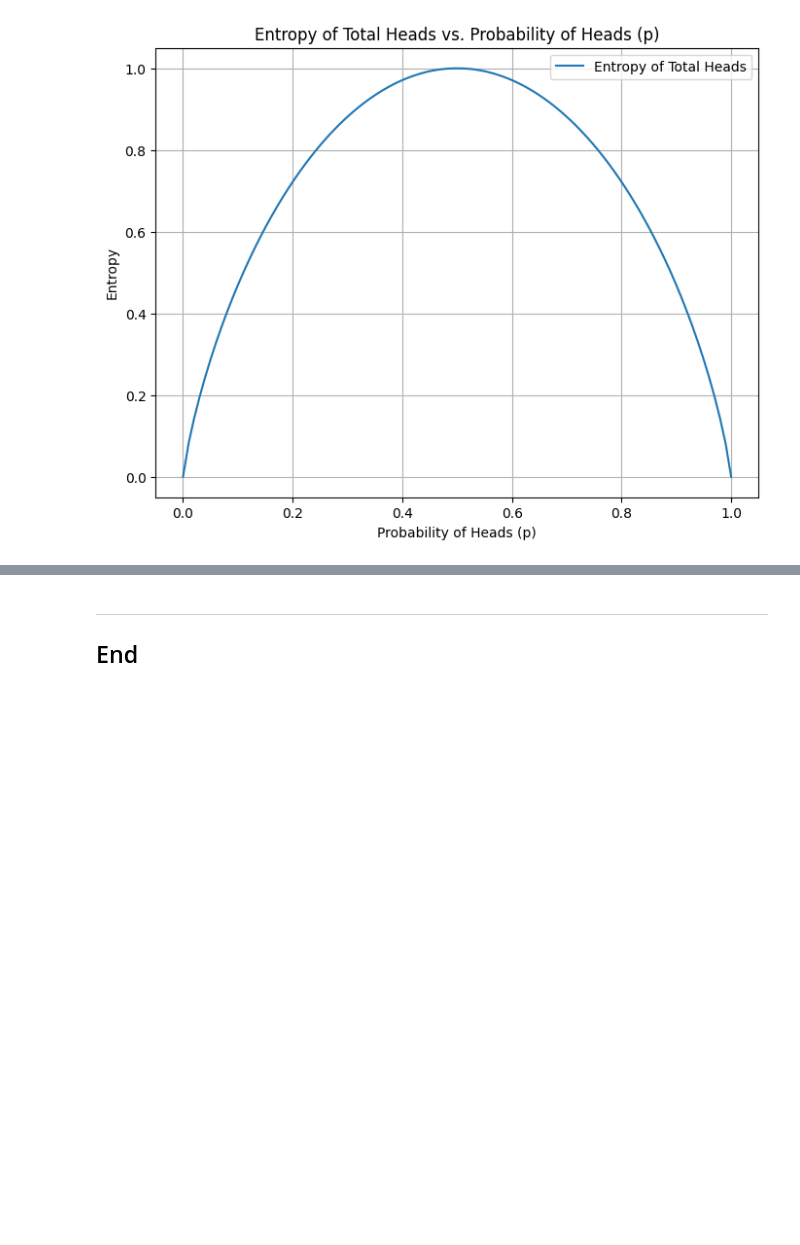
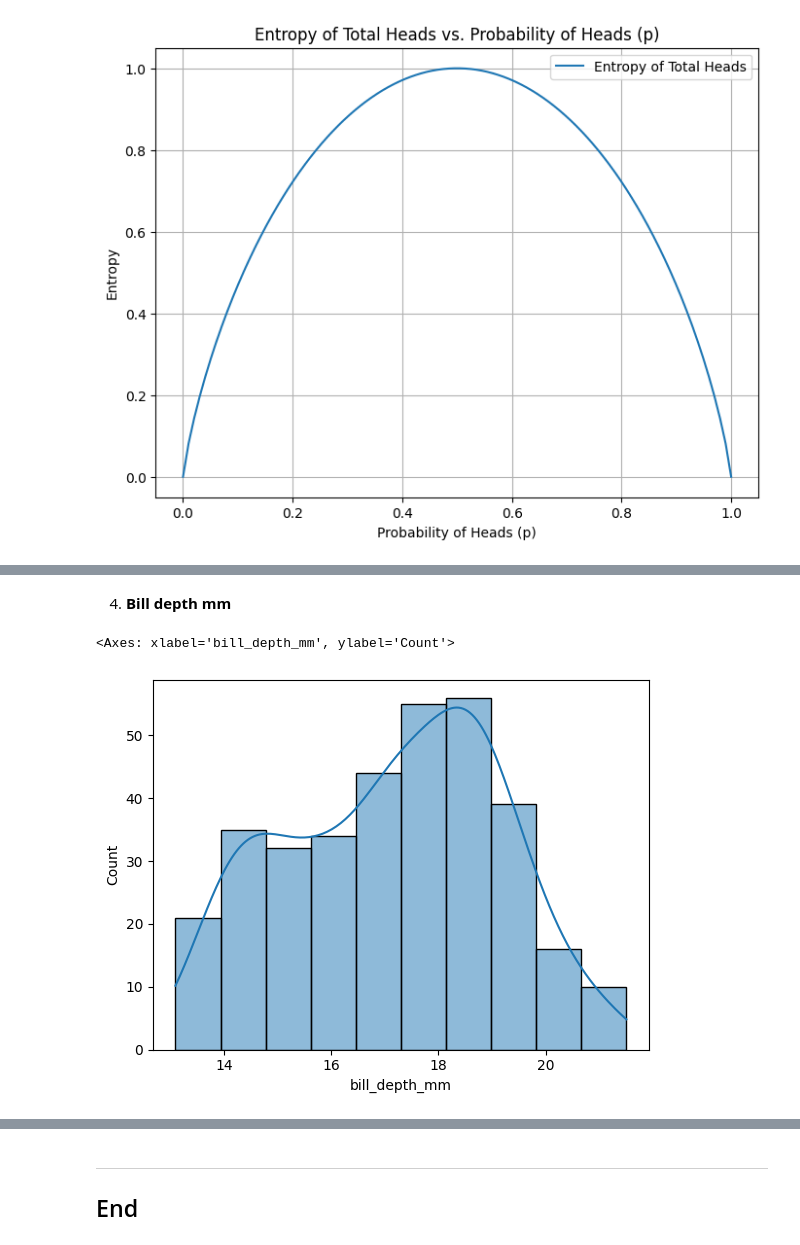
Before and after one commit to StefaniaVerduga/fundamentals-of-data-analysis, a Jupyter notebook: tasks.ipynb, the cells around one changed output, grey strips where cells are left out. Drawn from its saved outputs; the diff is of its cells as text; code cells hidden in the pictures; blank space fills up the shorter version.

```diff
--- a/tasks.ipynb
+++ b/tasks.ipynb
@@ -386,0 +427,7 @@ plt.show()
+# %% [markdown]
+4. **Bill depth mm**
+# %%
+sns.histplot(df, x="bill_depth_mm", kde=True)
+# %% [output]
+<Axes: xlabel='bill_depth_mm', ylabel='Count'>
+[figure, added]
```
Also changed, not shown: parts of 19 cells of this notebook.
